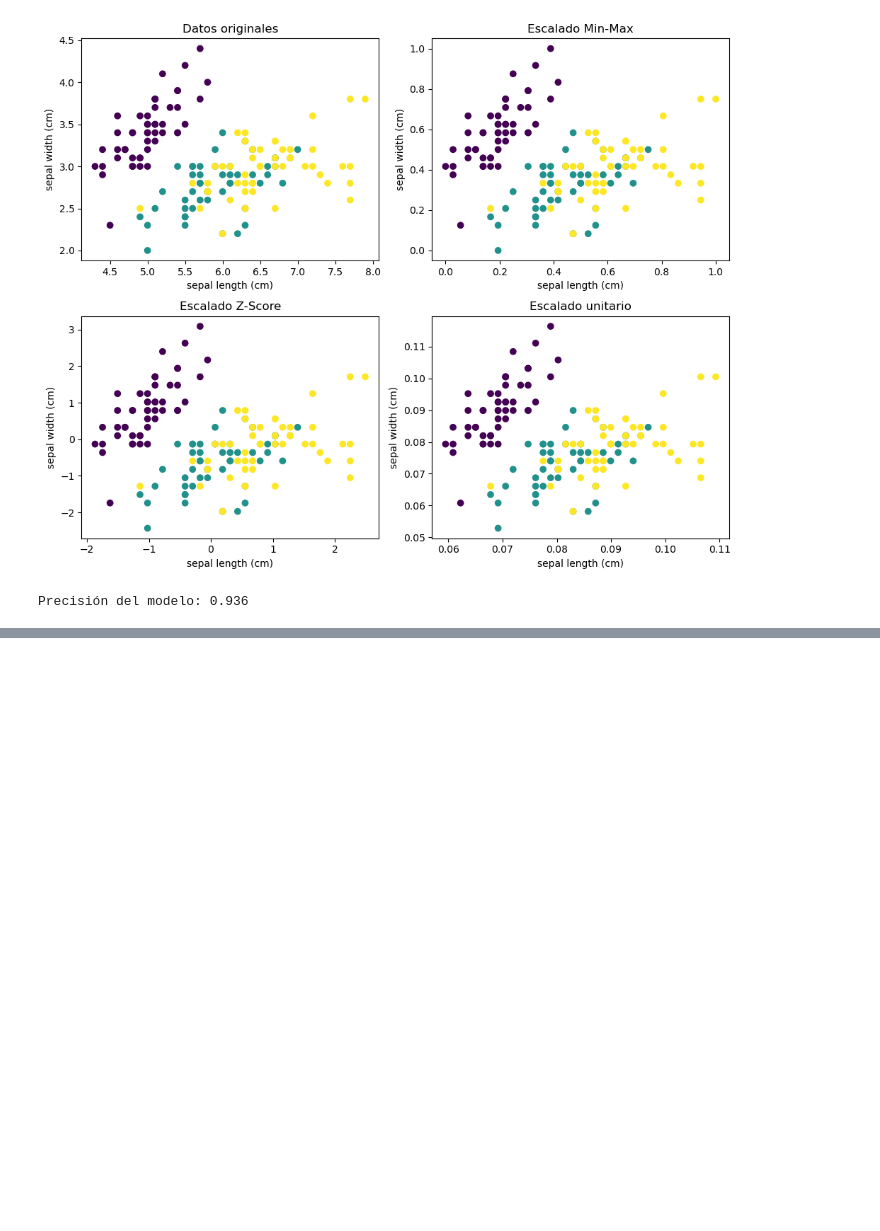
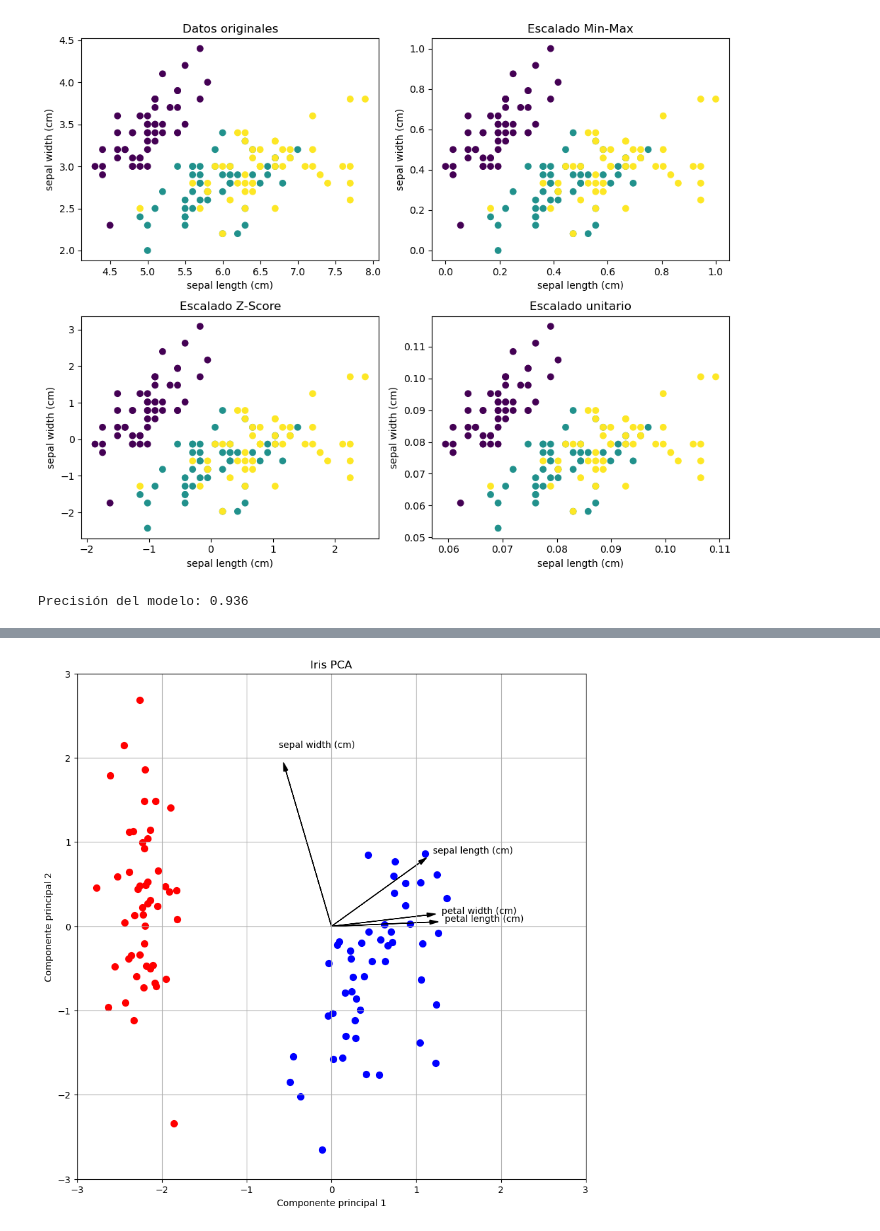
Before and after one commit to miguelrojas1990/Metodos-Estadisticos-Multivariados, a Jupyter notebook: Examen_2_parte_1.ipynb, the cells around one changed output, grey strips where cells are left out. Cells and saved outputs as stored; diff of their text form; code cells hidden in the pictures; blank space fills up the shorter version.

```diff
--- a/Examen_2_parte_1.ipynb
+++ b/Examen_2_parte_1.ipynb
@@ -223,0 +236,6 @@ Precisión del modelo: 0.936
+# %%
+iris = load_iris()
+X = iris.data
+y= iris.target
+df = pd.DataFrame(X, columns = iris.feature_names)
+df
@@ -223,0 +258,10 @@ Precisión del modelo: 0.936
+# %%
+escalador = StandardScaler()
+x_std = escalador.fit_transform(X)
+
+#Aplicamos PCA con dos componentes principales:
+
+pca = PCA(n_components=2)
+componentesPrincipales = pca.fit_transform(x_std)
+principalDF = pd.DataFrame(data = componentesPrincipales,columns= ['PC1', 'PC2'])
+principalDF
@@ -223,0 +282,3 @@ Precisión del modelo: 0.936
+# %%
+final_df = pd.concat([principalDF, pd.DataFrame(y, columns=['Target'])], axis=1)
+final_df
@@ -223,0 +299,31 @@ Precisión del modelo: 0.936
+# %%
+fig = plt.figure(figsize=(10,10))
+ax = fig.add_subplot(1,1,1)
+ax.set_xlabel('Componente principal 1')
+ax.set_ylabel('Componente principal 2')
+ax.set_title('Iris PCA')
+targets = [0,1]
+colores = ['r','b']
+
+for target, color in zip (targets, colores):
+    indicesBuenos = final_df['Target'] == target
+    ax.scatter(final_df.loc[indicesBuenos, 'PC1'], final_df.loc[indicesBuenos, 'PC2'], c=color, s=50)
+
+# Graficar los dos vectores principales
+for i, (PC1, PC2) in enumerate(zip(pca.components_[0], pca.components_[1])):
+    arrow_size = 2
+    #start_pos = [np.mean(df.iloc[:, 0]), np.mean(df.iloc[:, 1])]
+    ax.arrow(#start_pos[0], start_pos[1],
+        0,0, arrow_size * PC1, arrow_size * PC2,
+             head_width=0.05, head_length=0.1, linewidth=1, color='k')
+    ax.text(#start_pos[0]
+        arrow_size * PC1 * 1.15, #start_pos[1] +
+        arrow_size * PC2 * 1.15,
+            df.columns[i], color='k')
+
+ax.set_xlim([-3, 3])
+ax.set_ylim([-3, 3])
+ax.grid()
+plt.show()
+# %% [output]
+[figure, added]
```
Also changed, not shown: parts of 26 cells of this notebook, 3 other files.
